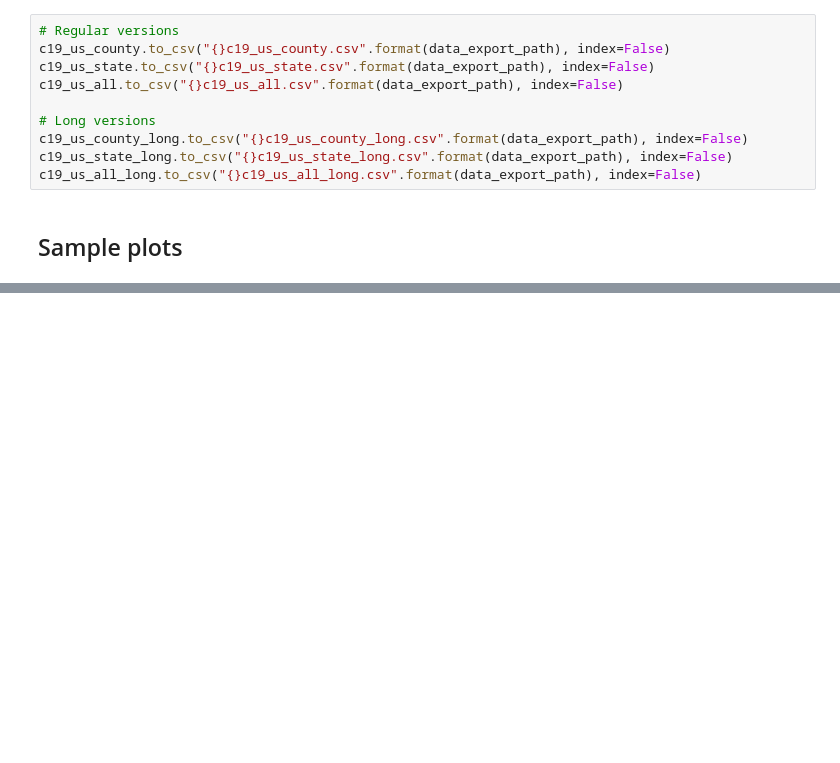
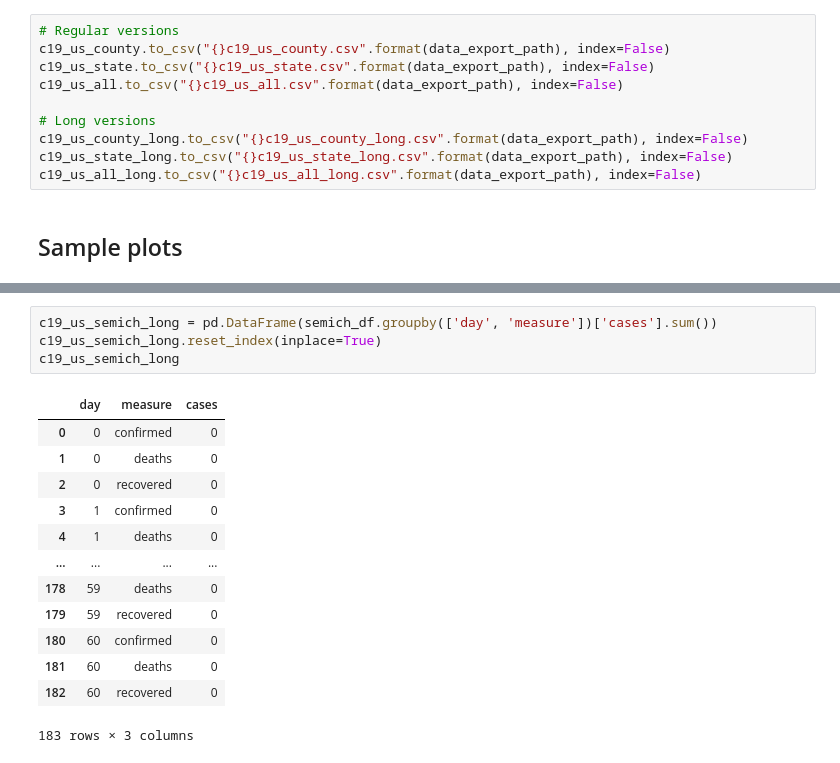
Before and after one commit to misken/c19, a Jupyter notebook: get_c19_data_alpha.ipynb, the cells around one changed output, grey strips where cells are left out. Drawn from its saved outputs; the diff is of its cells as text; blank space fills up the shorter version.

```diff
--- a/get_c19_data_alpha.ipynb
+++ b/get_c19_data_alpha.ipynb
@@ -666,0 +681,18 @@ sns.lineplot(x='day', y='cases', hue='measure',
+# %%
+c19_us_semich_long = pd.DataFrame(semich_df.groupby(['day', 'measure'])['cases'].sum())
+c19_us_semich_long.reset_index(inplace=True)
+c19_us_semich_long
+# %% [output]
+|  | day | measure | cases |
+| 0 | 0 | confirmed | 0 |
+| 1 | 0 | deaths | 0 |
+| 2 | 0 | recovered | 0 |
+| 3 | 1 | confirmed | 0 |
+| 4 | 1 | deaths | 0 |
+| ... | ... | ... | ... |
+| 178 | 59 | deaths | 0 |
+| 179 | 59 | recovered | 0 |
+| 180 | 60 | confirmed | 0 |
+| 181 | 60 | deaths | 0 |
+| 182 | 60 | recovered | 0 |
+183 rows × 3 columns
```
Also changed, not shown: parts of 23 cells of this notebook, 14 other files.
